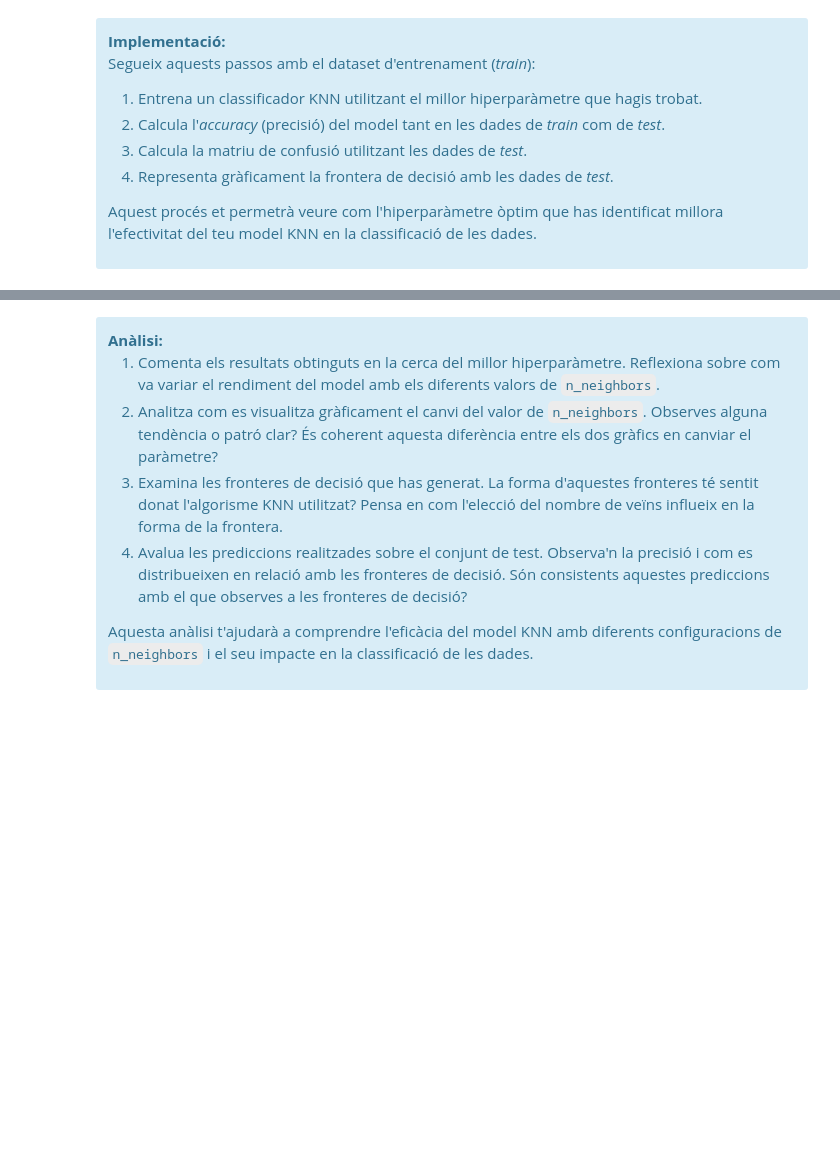
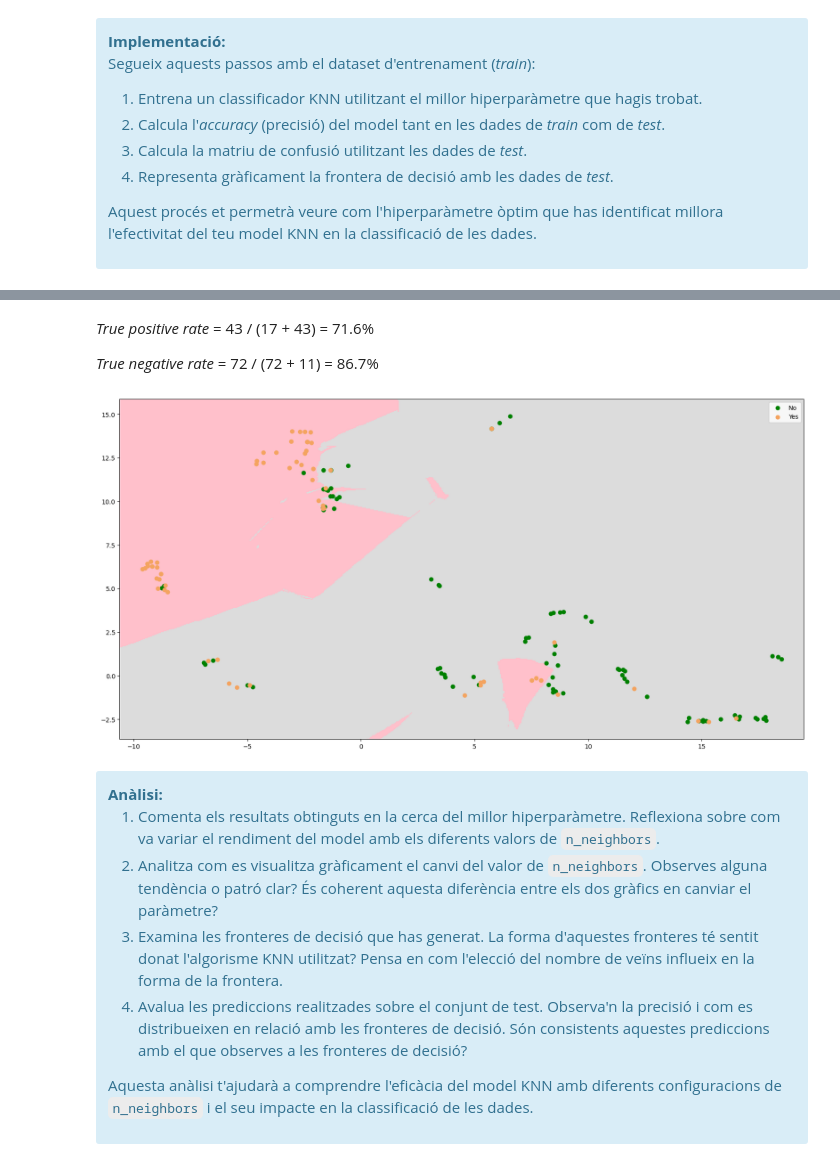
Before and after one commit to marc7666/PAC3-aprenentatge-automatic, a Jupyter notebook: M2.991_20242_PAC3-Enunciat-1.ipynb, the cells around one changed output, grey strips where cells are left out. Cells and saved outputs as stored; diff of their text form; code cells hidden in the pictures; blank space fills up the shorter version.

```diff
--- a/M2.991_20242_PAC3-Enunciat-1.ipynb
+++ b/M2.991_20242_PAC3-Enunciat-1.ipynb
@@ -385,3 +474,12 @@ Aquest procés et permetrà veure com l'hiperparàmetre òptim que has identific
+# %% [markdown]
+_True positive rate_ = 43 / (17 + 43) = 71.6%
+
+_True negative rate_ = 72 / (72 + 11) = 86.7%
+# %%
+# Step 4: Representar la frontera de decisió de les dades de test
+plot_decision_boundaries(knn_optimal, X_test_projection, y_test)
+# %% [output]
+[figure, added]
 # %% [markdown]
 <div class="alert alert-block alert-info">
 <strong>Anàlisi:</strong>
```
Also changed, not shown: parts of 13 cells of this notebook.
